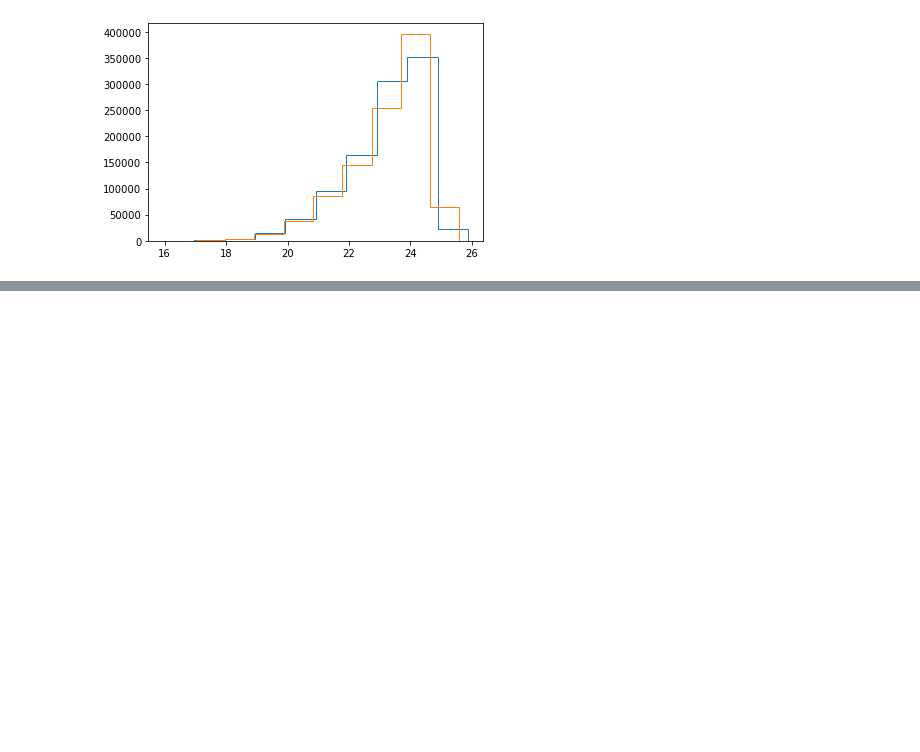
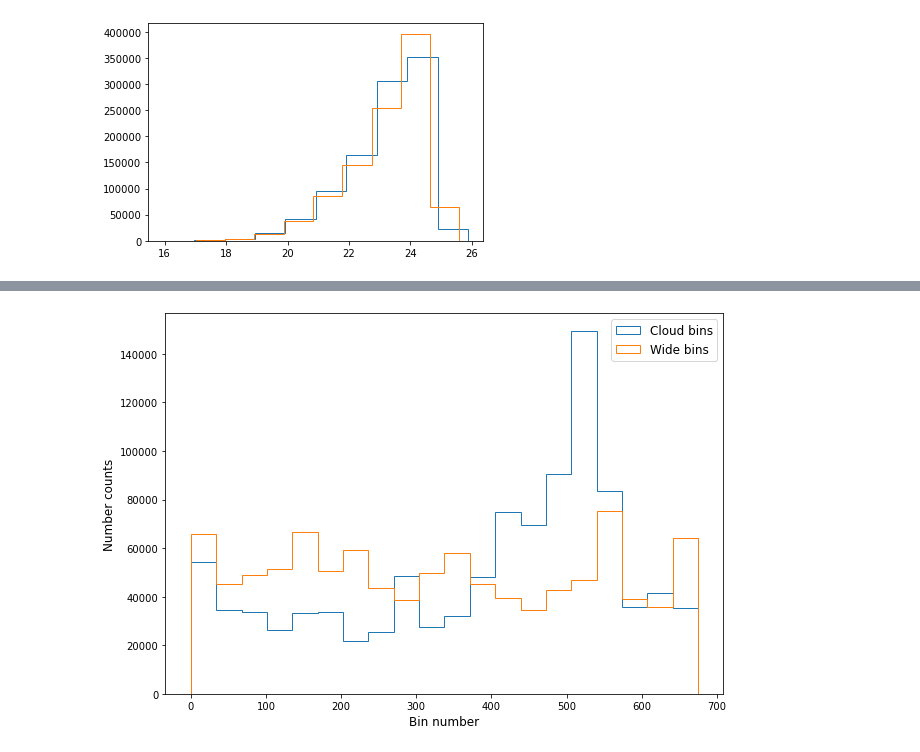
Before and after one commit to LSSTDESC/pz_bayes, a Jupyter notebook: notebooks/reproduce_SB2.ipynb, the cells around one changed output, grey strips where cells are left out. Cells and saved outputs as stored; diff of their text form; code cells hidden in the pictures; blank space fills up the shorter version.

Commit message:
Comparing wide vs cloud results

```diff
--- a/notebooks/reproduce_SB2.ipynb
+++ b/notebooks/reproduce_SB2.ipynb
@@ -416,0 +420,9 @@ plt.legend();
+# %%
+plt.figure(figsize=(10,7))
+plt.hist(bmu_cloud, bins=20, histtype='step', label='Cloud bins')
+plt.hist(som_wide._indices, bins=20, histtype='step', label='Wide bins')
+plt.xlabel('Bin number', fontsize=12)
+plt.ylabel('Number counts', fontsize=12)
+plt.legend(fontsize=12);
+# %% [output]
+[figure, added]
```
Also changed, not shown: parts of 3 cells of this notebook, 1 other file.
